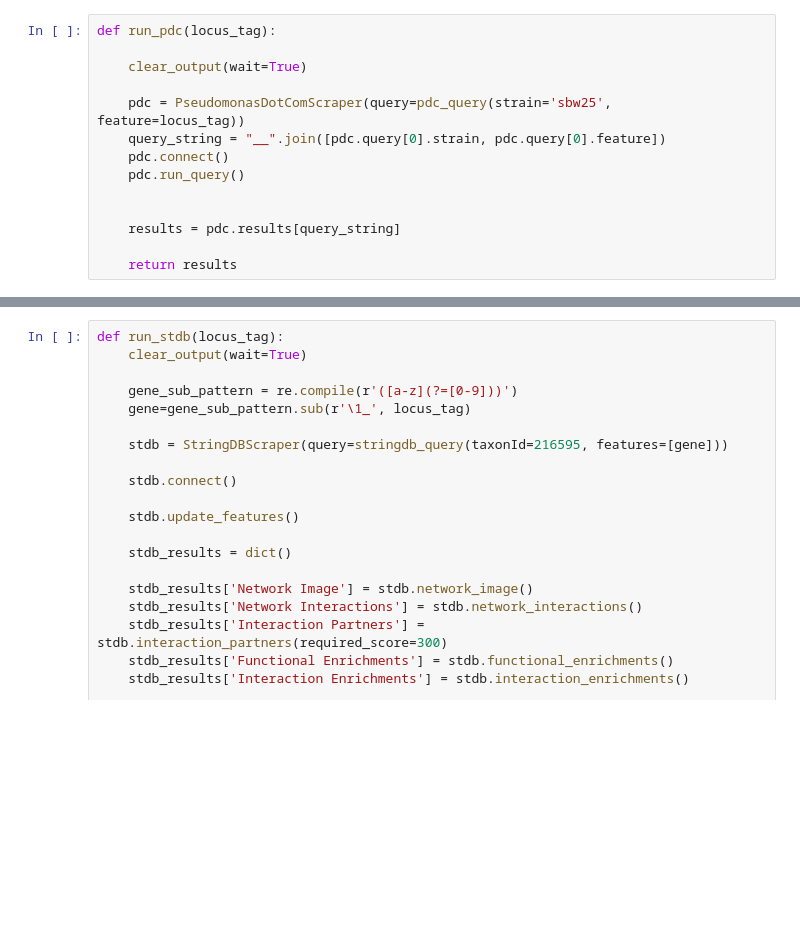
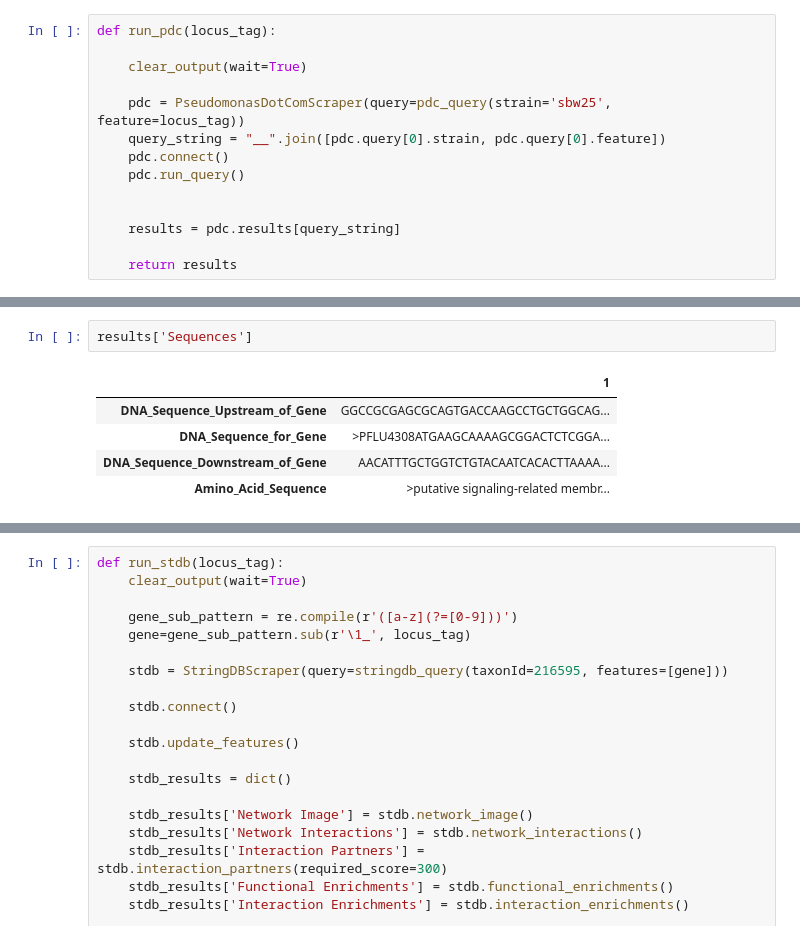
Before and after one commit to pflu-sbw25/GenDBScraper, a Jupyter notebook: docs/source/include/notebooks/SBW25_0base_dashboard.ipynb, the cells around one changed output, grey strips where cells are left out. Drawn from its saved outputs; the diff is of its cells as text; blank space fills up the shorter version.

```diff
--- a/docs/source/include/notebooks/SBW25_0base_dashboard.ipynb
+++ b/docs/source/include/notebooks/SBW25_0base_dashboard.ipynb
@@ -59,3 +71,11 @@ def run_pdc(locus_tag):
+# %%
+results['Sequences']
+# %% [output]
+|  | 1 |
+| DNA_Sequence_Upstream_of_Gene | GGCCGCGAGCGCAGTGACCAAGCCTGCTGGCAG... |
+| DNA_Sequence_for_Gene | >PFLU4308ATGAAGCAAAAGCGGACTCTCGGA... |
+| DNA_Sequence_Downstream_of_Gene | AACATTTGCTGGTCTGTACAATCACACTTAAAA... |
+| Amino_Acid_Sequence | >putative signaling-related membr... |
 # %%
 def pdc2bokeh():
     panels=list(results.keys())
```
Also changed, not shown: parts of 5 cells of this notebook, 3 other files.
